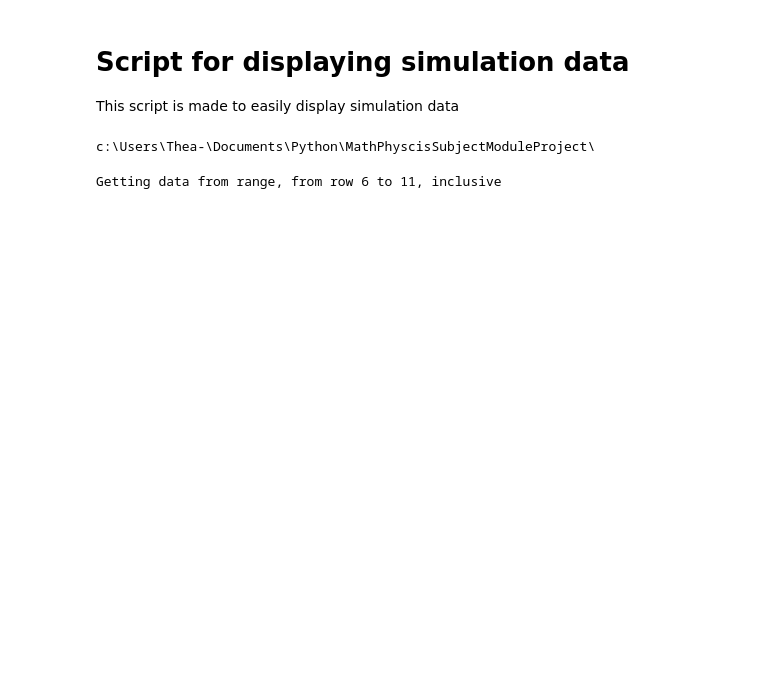
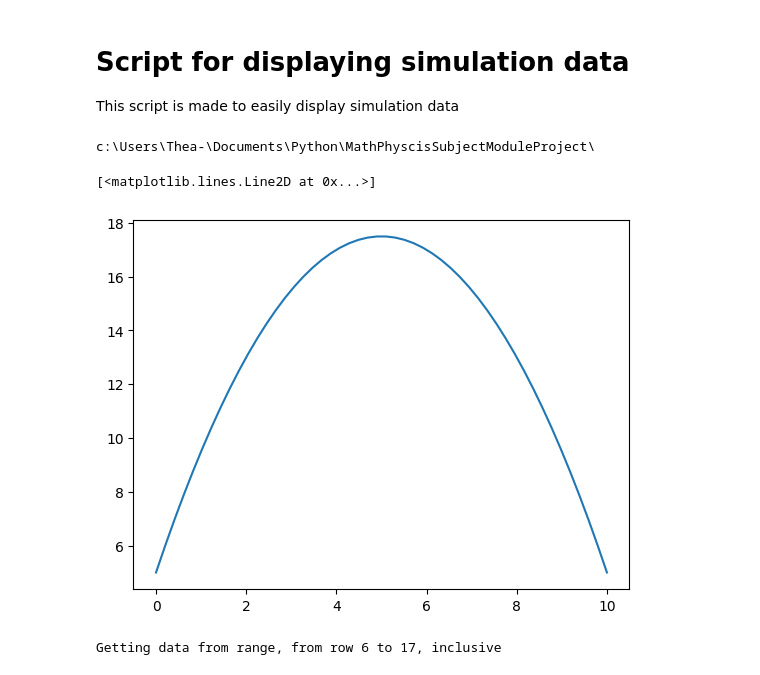
Before and after one commit to Cyandied/MathPhyscisSubjectModuleProject, a Jupyter notebook: DataDisplay/simulationData.ipynb, the cells around one changed output. Cells and saved outputs as stored; diff of their text form; code cells hidden in the pictures; blank space fills up the shorter version.

Commit message:
Added theory model to simulationData.ipynb
Its there now with the Neumann and Dirilect slip, I'll work more on this a little later

```diff
--- a/DataDisplay/simulationData.ipynb
+++ b/DataDisplay/simulationData.ipynb
@@ -53,6 +54,33 @@ def getSeveralSims(studentName:str, rows:list=[],rowRange:list=[]):
         print("Range cannot include more than 2 numbers.")
 # %% [output]
 c:\Users\Thea-\Documents\Python\MathPhyscisSubjectModuleProject\
+# %%
+#Here we store functions to make the theoretical model
+
+#Boltzmann constant, we need this
+kB = 1.38*(10**(-23))
+
+def momentumPFlowEquation(y,rho,mu,P,A,B):
+    return y**2/(rho*mu*2)*P-y*A-B
+
+def dirichletSlip(slip,channel_width,rho,mu,P):
+    A = channel_width/(rho*mu*2)*P
+    B = -slip
+    return A,B
+
+def neumannSlip(Ls,channel_width,rho,mu,P):
+    A = (P*channel_width)/(rho*mu*2)
+    B = Ls*A
+    return A,B
+
+cw = 10
+Y = np.linspace(0,10)
+A,B= neumannSlip(1,cw,1,1,-1)
+
+plt.plot(Y,momentumPFlowEquation(Y,1,1,-1,A,B))
+# %% [output]
+[<matplotlib.lines.Line2D at 0x...>]
+[figure, added]
 # %%
 #Set your default simulation (meaning the simulation you have run where all variables are "default" for you)
 #For me it is T1 at row 5
@@ -62,9 +90,9 @@ default = Data("Thea",5)
 theory = None
 
 #I get all my sims, luckily they are right next to eachother in the excel sheet
-sims = getSeveralSims("Thea",rowRange=[6,11])
+sims = getSeveralSims("Thea",rowRange=[6,17])
 # %% [output]
-Getting data from range, from row 6 to 11, inclusive
+Getting data from range, from row 6 to 17, inclusive
 # %%
 #Function to somewhat clean up the spiking action going on at the walls, only used for velocity
 def cleanSpikes(velocity):
```
Also changed, not shown: parts of 2 cells of this notebook, 2 other files.
